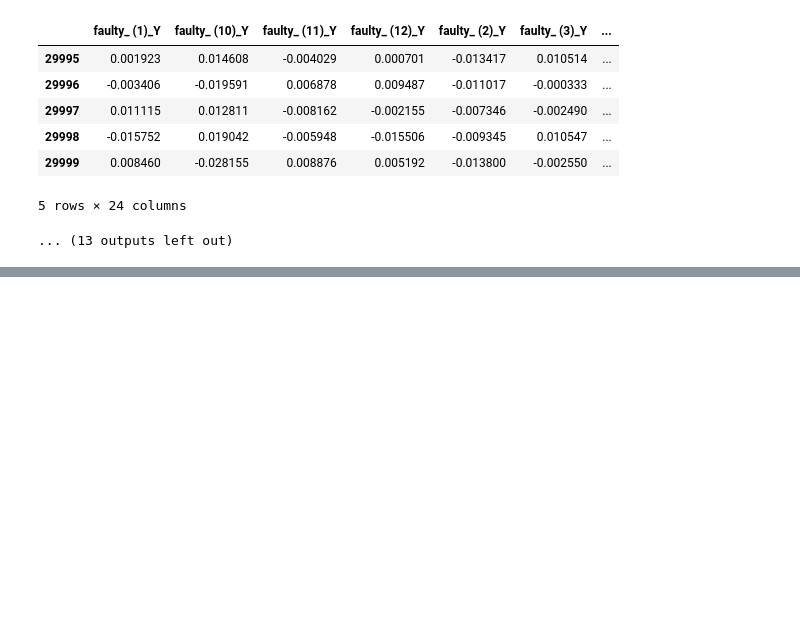
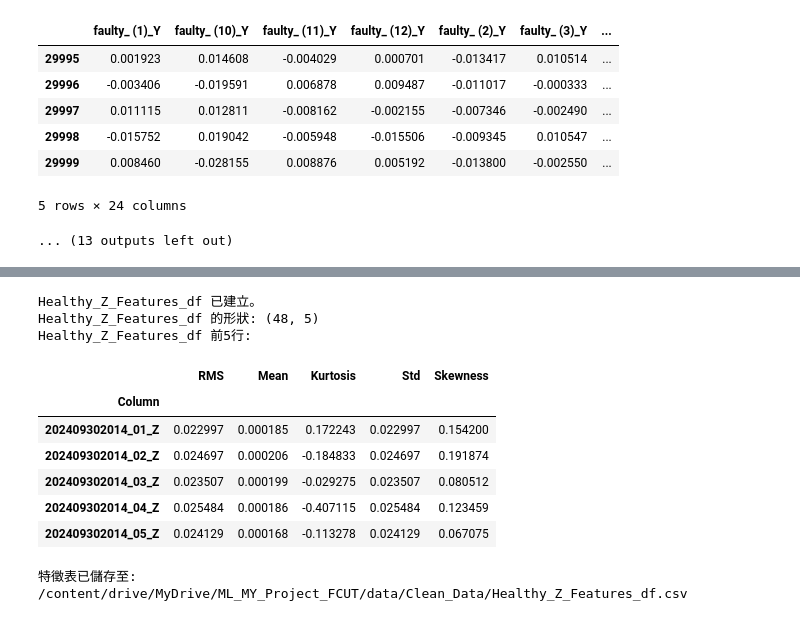
Before and after one commit to sula316/ML_MY_Project_FCUT, a Jupyter notebook: ML_MY_Project_FCUT.ipynb, the cells around one changed output, grey strips where cells are left out. Saved outputs shown, nothing was run; the diff lists cells and outputs as text; code cells hidden in the pictures; blank space fills up the shorter version.

```diff
--- a/ML_MY_Project_FCUT.ipynb
+++ b/ML_MY_Project_FCUT.ipynb
@@ -967,0 +1342,62 @@ The verification process successfully confirmed that:
+# %%
+import numpy as np
+import pandas as pd
+from scipy.stats import kurtosis, skew
+import math
+
+# Initialize an empty list to store feature dictionaries for each column
+features_list_Z = []
+
+# Iterate over each column in Healthy_Z_df
+for col in Healthy_Z_df.columns:
+    data = Healthy_Z_df[col]
+
+    # Calculate features
+    col_mean = data.mean()
+    col_std = data.std()
+    # RMS using pandas Series methods and math module
+    col_rms = math.sqrt(data.pow(2).mean()) # RMS = sqrt(mean of squares)
+    col_kurtosis = kurtosis(data)
+    col_skewness = skew(data)
+
+    # Store features in a dictionary, defining the order
+    features_list_Z.append({
+        'Column': col,
+        'RMS': col_rms,
+        'Mean': col_mean,
+        'Kurtosis': col_kurtosis,
+        'Std': col_std,
+        'Skewness': col_skewness
+    })
+
+# Convert the list of dictionaries to a DataFrame
+Healthy_Z_Features_df = pd.DataFrame(features_list_Z)
+
+# Set 'Column' as index for better presentation
+Healthy_Z_Features_df = Healthy_Z_Features_df.set_index('Column')
+
+# Explicitly reorder columns to ensure the desired sequence
+desired_column_order = ['RMS', 'Mean', 'Kurtosis', 'Std', 'Skewness']
+Healthy_Z_Features_df = Healthy_Z_Features_df[desired_column_order]
+
+print("Healthy_Z_Features_df 已建立。")
+print(f"Healthy_Z_Features_df 的形狀: {Healthy_Z_Features_df.shape}")
+print("Healthy_Z_Features_df 前5行:")
+display(Healthy_Z_Features_df.head())
+
+# Save the feature table to a CSV file
+output_file_path = '/content/drive/MyDrive/ML_MY_Project_FCUT/data/Clean_Data/Healthy_Z_Features_df.csv'
+Healthy_Z_Features_df.to_csv(output_file_path)
+print(f"特徵表已儲存至: {output_file_path}")
+# %% [output]
+Healthy_Z_Features_df 已建立。
+Healthy_Z_Features_df 的形狀: (48, 5)
+Healthy_Z_Features_df 前5行:
+|  | RMS | Mean | Kurtosis | Std | Skewness |
+| Column |  |  |  |  |  |
+| 202409302014_01_Z | 0.022997 | 0.000185 | 0.172243 | 0.022997 | 0.154200 |
+| 202409302014_02_Z | 0.024697 | 0.000206 | -0.184833 | 0.024697 | 0.191874 |
+| 202409302014_03_Z | 0.023507 | 0.000199 | -0.029275 | 0.023507 | 0.080512 |
+| 202409302014_04_Z | 0.025484 | 0.000186 | -0.407115 | 0.025484 | 0.123459 |
+| 202409302014_05_Z | 0.024129 | 0.000168 | -0.113278 | 0.024129 | 0.067075 |
+特徵表已儲存至: /content/drive/MyDrive/ML_MY_Project_FCUT/data/Clean_Data/Healthy_Z_Features_df.csv
```
Also changed, not shown: parts of 54 cells of this notebook.
